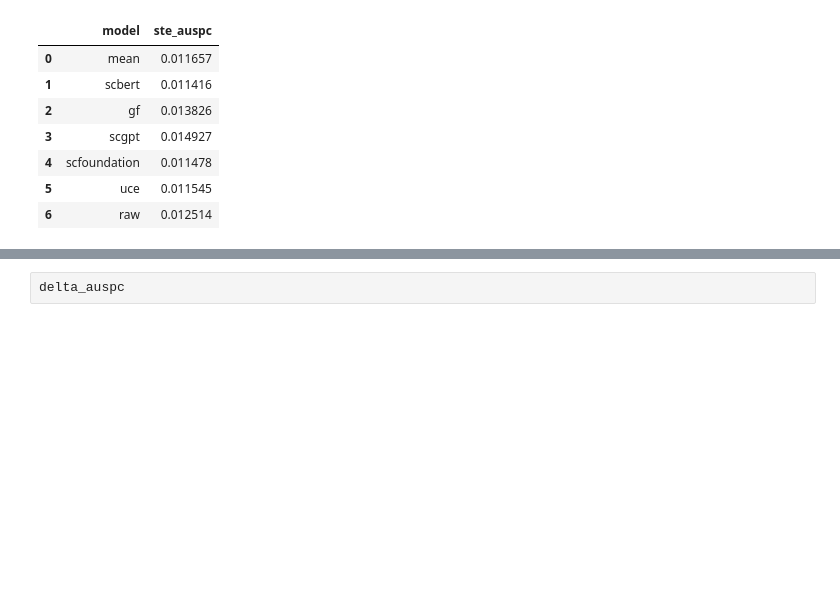
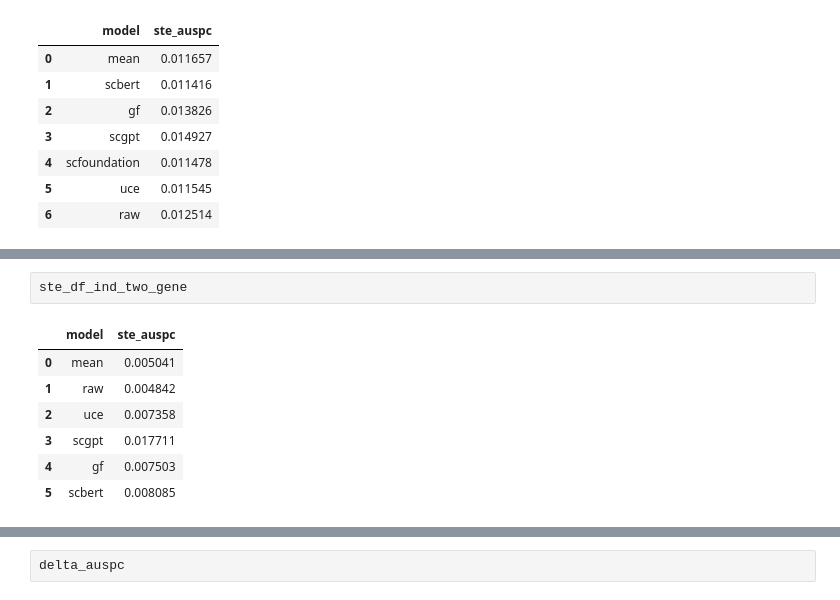
Before and after one commit to aaronwtr/PertEval, a Jupyter notebook: notebooks/plots/individual_perturbation_results.ipynb, the cells around one changed output, grey strips where cells are left out. Cells and saved outputs as stored; diff of their text form; blank space fills up the shorter version.

```diff
--- a/notebooks/plots/individual_perturbation_results.ipynb
+++ b/notebooks/plots/individual_perturbation_results.ipynb
@@ -387 +471,11 @@ ste_df_ind
+# %%
+ste_df_ind_two_gene
+# %% [output]
+|  | model | ste_auspc |
+| 0 | mean | 0.005041 |
+| 1 | raw | 0.004842 |
+| 2 | uce | 0.007358 |
+| 3 | scgpt | 0.017711 |
+| 4 | gf | 0.007503 |
+| 5 | scbert | 0.008085 |
 # %%
```
Also changed, not shown: parts of 16 cells of this notebook, 10 other files.
